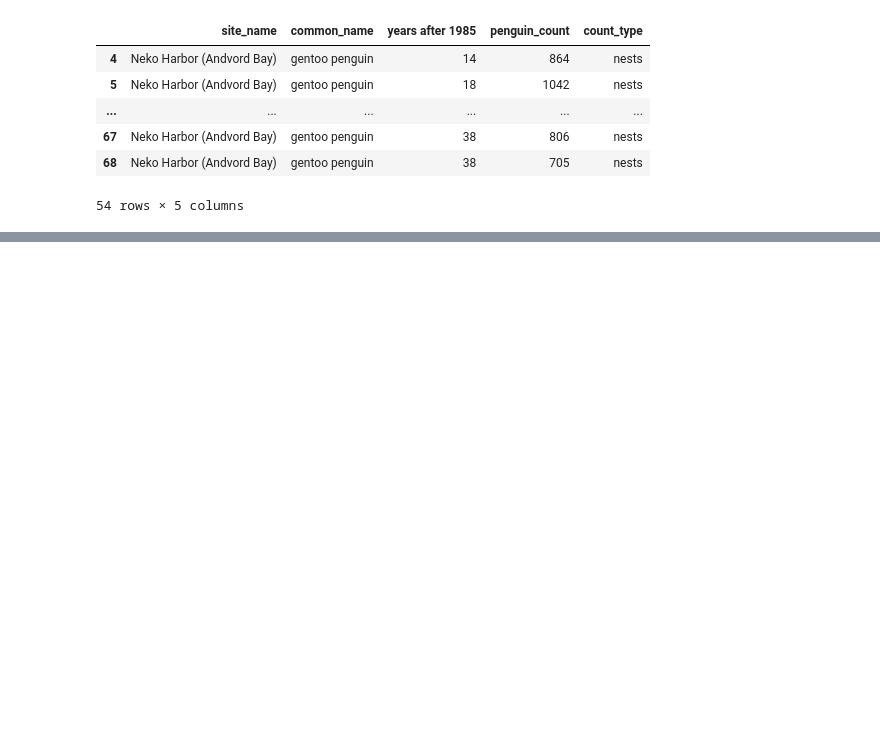
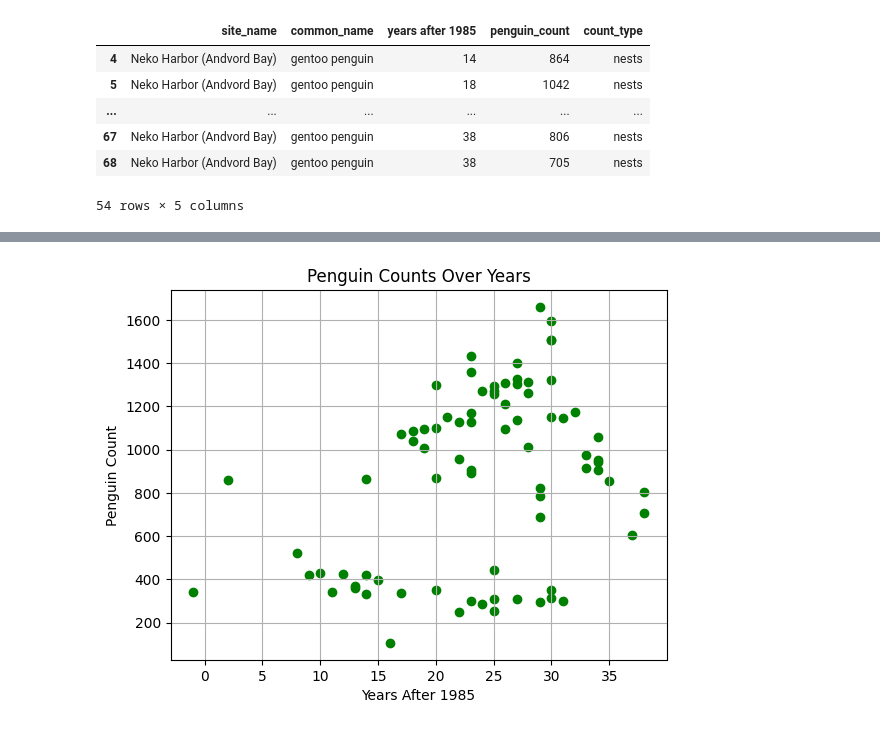
Before and after one commit to shreyaGupta1202/Study_Of_Penguin_Population, a Jupyter notebook: penguins.ipynb, the cells around one changed output, grey strips where cells are left out. Drawn from its saved outputs; the diff is of its cells as text; code cells hidden in the pictures; blank space fills up the shorter version.

```diff
--- a/penguins.ipynb
+++ b/penguins.ipynb
@@ -59,6 +59,11 @@ penguin_counts
 adelie_counts = penguin_counts.loc[(penguin_counts['common_name']=='adelie penguin') & (penguin_counts['count_type']=='nests') & (penguin_counts['site_name'] == 'Petermann Island'), ['site_name', 'common_name','years after 1985', 'penguin_count', 'count_type']]
 gentoo_counts = penguin_counts.loc[(penguin_counts['common_name']=='gentoo penguin') & (penguin_counts['count_type']=='nests') & (penguin_counts['site_name']== 'Neko Harbor (Andvord Bay)'), ['site_name', 'common_name','years after 1985', 'penguin_count', 'count_type']]
 chinstrap_counts = penguin_counts.loc[(penguin_counts['common_name']=='chinstrap penguin') & (penguin_counts['count_type']=='nests') & (penguin_counts['penguin_count'] > 1) & (penguin_counts['site_name']=='Orne Islands'), ['site_name', 'common_name','years after 1985', 'penguin_count', 'count_type']]
+
+
+# gentoo_chinstrap_counts = penguin_counts.loc[(penguin_counts['common_name']=='gentoo penguin' or penguin_counts['common_name']=='chinstrap penguin') & (penguin_counts['count_type']=='nests') & (penguin_counts['site_name']== 'Neko Harbor (Andvord Bay)' or penguin_counts['site_name']=='Orne Islands'), ['site_name', 'common_name','years after 1985', 'penguin_count', 'count_type']]
+
+gentoo_chinstrap_merged_counts = pd.concat([gentoo_counts, chinstrap_counts])
 # %%
 #Write your code here
 chinstrap_counts
@@ -143,0 +176,10 @@ plt.show()
+# %%
+
+plt.scatter(gentoo_chinstrap_merged_counts['years after 1985'], gentoo_chinstrap_merged_counts['penguin_count'], color='green')
+plt.xlabel('Years After 1985')
+plt.ylabel('Penguin Count')
+plt.title('Penguin Counts Over Years')
+plt.grid(True)
+plt.show()
+# %% [output]
+[figure, added]
```
Also changed, not shown: parts of 6 cells of this notebook.
